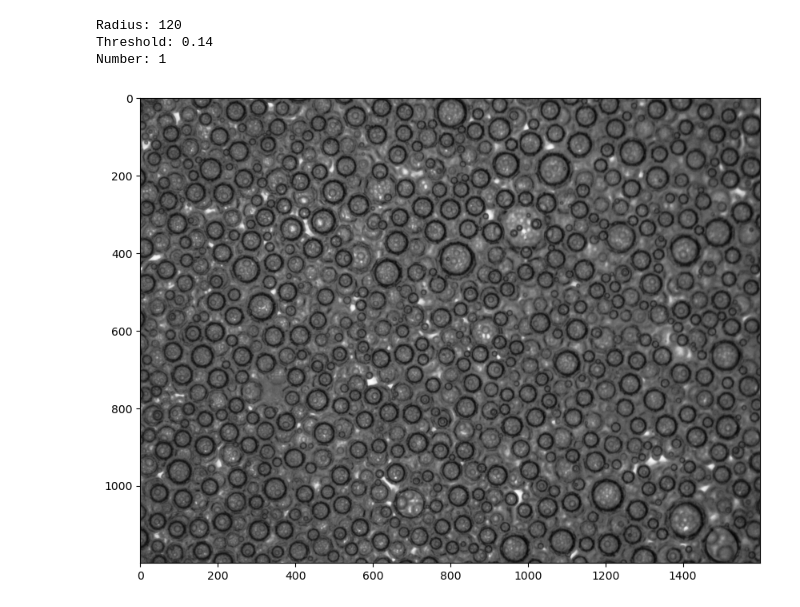
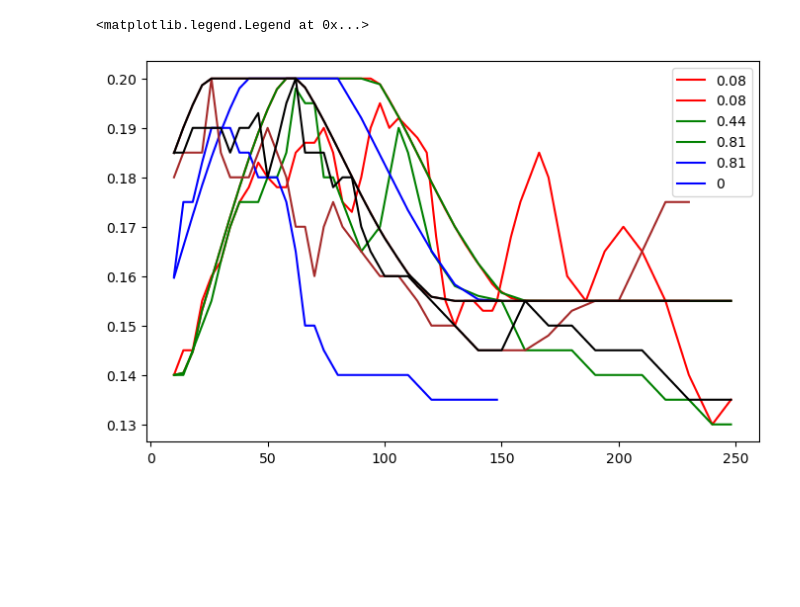
Before and after one commit to Iolo-Jones/BubbleSegmentation, a Jupyter notebook: bubble_test_notebook.ipynb, the cells around one changed output. Drawn from its saved outputs; the diff is of its cells as text; code cells hidden in the pictures; blank space fills up the shorter version.

Commit message:
Finished model

```diff
--- a/bubble_test_notebook.ipynb
+++ b/bubble_test_notebook.ipynb
@@ -48,0 +89,16 @@ Threshold each layer.
+# %%
+test_points = np.array([]).reshape(0,2)
+for k, test in enumerate(threshold_test_data[:-1]):
+    xx = test[:,0]
+    bvf = BVFs[k]
+    yy = test[:,1]
+    points = np.stack([xx + 45*bvf, yy], axis = 1)
+    test_points = np.concatenate([test_points, points], axis = 0)
+plt.scatter(test_points[:,0], test_points[:,1])
+
+x = np.linspace(0, 300, 100)
+model = threshold_model(x, 0)
+
+plt.plot(x, model, c = 'k')
+# plt.scatter(poly_points[:,0], poly_points[:,1])
+# poly(x).shape
@@ -49,6 +108,21 @@ Threshold each layer.
+# %%
+fig, ax = plt.subplots(figsize = (8,5))
+cols = ['r', 'g', 'b', 'brown', 'k', 'purple']
+for k, test in enumerate(threshold_test_data[:-1]):
+    xx = test[:,0]
+    yy = test[:,1]
+    bvf = BVFs[k]
+    ax.plot(xx, yy, c = cols[k])
+    ax.plot(xx, threshold_model(xx,bvf), c = cols[k])
+ax.legend(BVFs)
+# %% [output]
+<matplotlib.legend.Legend at 0x...>
+[figure, added]
 # %%
-K = 55
-thres = 0.13
+# Threshold testing cell
+
+K = 50
+thres = 0.15
 
 Radius = np.arange(lower_bound, upper_bound, radius_rate)[K]
 print('Radius:', Radius)
@@ -76,9 +150,4 @@ centres = compute_bubble_centres(constellation_thres,
                                  verbose=False)
 plot_bubbles_on_image(im, centres)
 
-plt.savefig('data/examples/eg.png', dpi = 200)
+# plt.savefig('data/examples/eg.png', dpi = 200)
-# %% [output]
-Radius: 120
-Threshold: 0.14
-Number: 1
-[figure, removed]
```
Also changed, not shown: parts of 26 cells of this notebook, 5 other files.
